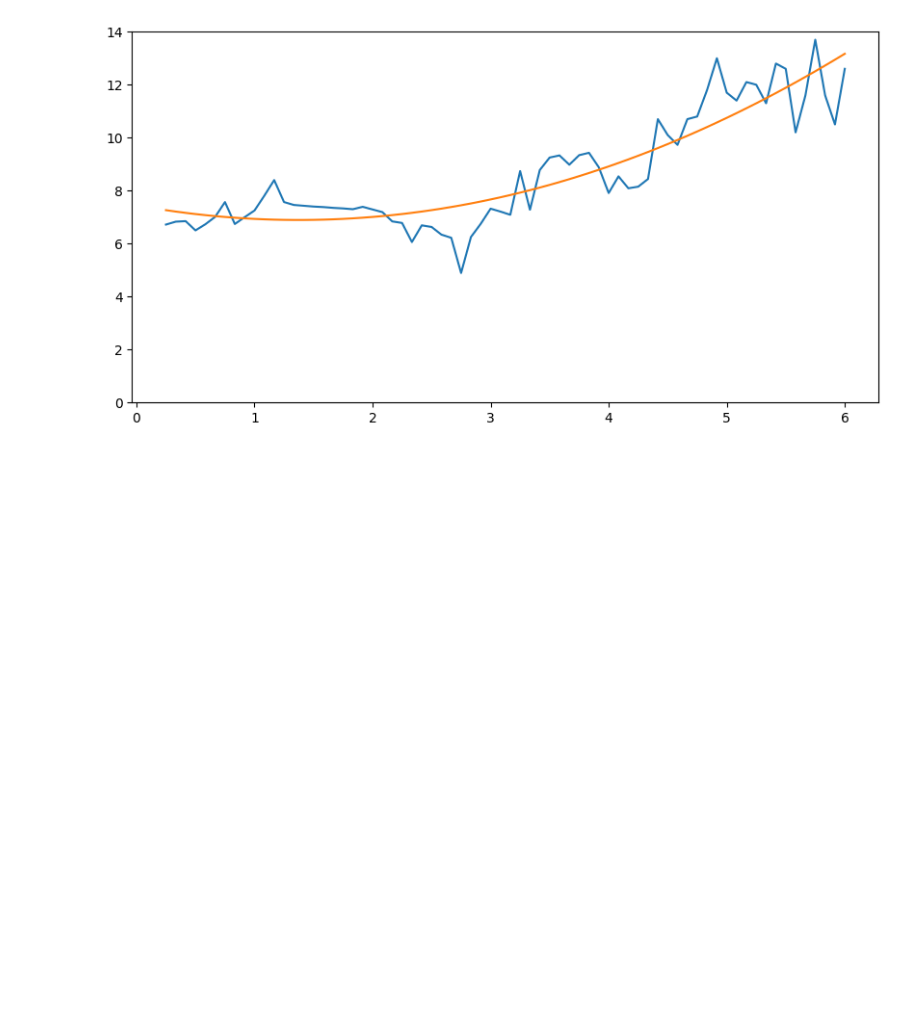
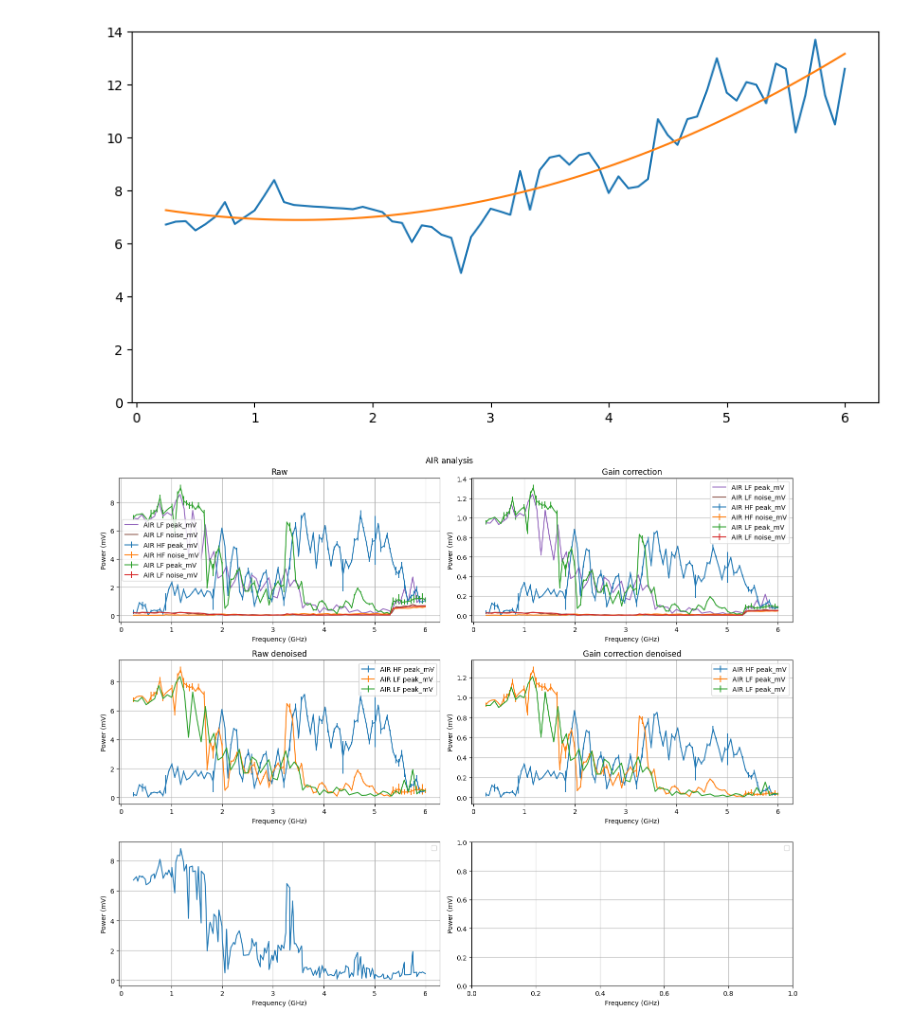
Before and after one commit to zar-hub/onlineRepo, a Jupyter notebook: notebook.ipynb, the cells around one changed output. Drawn from its saved outputs; the diff is of its cells as text; code cells hidden in the pictures; blank space fills up the shorter version.

Commit message:
almost finished the test on AIR analysis.

```diff
--- a/notebook.ipynb
+++ b/notebook.ipynb
@@ -117,6 +95,70 @@ def getGain():
     ax.set_ylim(0,14)
     return coeff
 
-getGain()
+gain_coeff = getGain()
 # %% [output]
 [figure]
+# %%
+def correctGain(subset : pd.DataFrame, coeff : np.ndarray):
+    outset = subset.copy()
+    for f in ['peak_mV', 'sigma_peak_mV', 'noise_mV', 'sigma_noise_mV']:
+        if f not in outset.columns:
+            continue
+        outset.loc[:, f] = subset.loc[:, f] / np.polyval(coeff, subset.loc[:, 'frequency_GHz'])
+    return outset
+
+def denoise(x : pd.Series):
+    '''
+        Removes the noise from the peak for each row of the dataset.
+        DROPS NOISE AND SIGNOISE COLUMNS
+    '''
+    x['peak_mV'] = x['peak_mV'] - x['noise_mV']
+    x['sigma_peak_mV'] = np.sqrt(np.sum(np.square(x[['sigma_peak_mV', 'sigma_noise_mV']])))
+    x = x.drop(['noise_mV','sigma_noise_mV'])
+    return x
+
+def testStuff():
+    '''
+        Try some stuff with AIR signals
+    '''
+
+
+    subset =  df.query(' sample == "AIR" and antenna != 5.8 ')
+
+    fig, axs = plt.subplots(3,2, figsize = (15,12))
+
+    # RAW
+    subset.groupby(subset['id']).apply(plotThis, axs[0,0], include_groups=False)
+    axs[0,0].set_title('Raw')
+
+    # GAIN CORRECTION
+    correctGain(subset, gain_coeff).groupby('id').apply(plotThis, axs[0,1], include_groups=False)
+    axs[0,1].set_title('Gain correction')
+
+    # RAW DENOISED
+    denoised = subset.apply(denoise, axis=1)
+    denoised.groupby('id').apply(plotThis, axs[1,0], include_groups=False)
+    axs[1,0].set_title('Raw denoised')
+
+    # GAIN CORRECTION DENOISED
+    correctGain(denoised, gain_coeff).groupby('id').apply(plotThis, axs[1,1], include_groups=False)
+    axs[1,1].set_title('Gain correction denoised')
+
+    # MEAN RAW DENOISED
+    m = denoised[denoised['antenna'] == 'LF']
+    m = m[[k.freq, k.pek]].groupby(k.freq).apply(np.mean, include_groups = False)
+
+    axs[2,0].plot(m.index.values, m.values)
+
+    for ax in axs.flatten():
+        ax.grid(True)
+        ax.set_xlabel('Frequency (GHz)')
+        ax.set_ylabel('Power (mV)')
+        ax.legend()
+
+    fig.suptitle('AIR analysis')
+    fig.tight_layout()
+
+testStuff()
+# %% [output]
+[figure, added]
```
Also changed, not shown: parts of 4 cells of this notebook, 31 other files.
